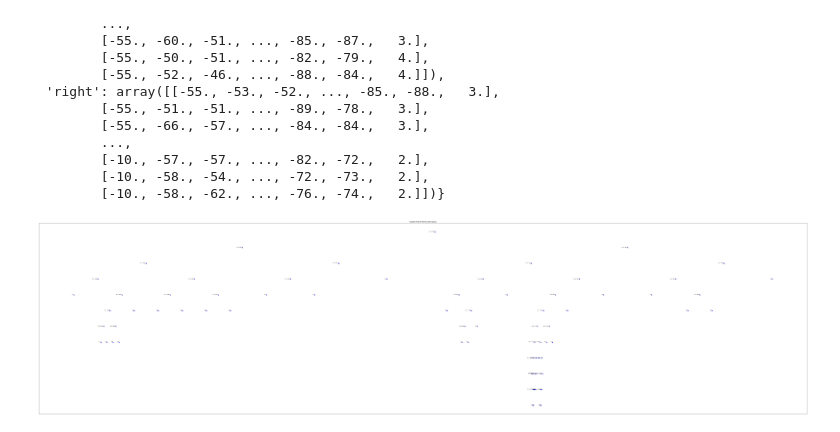
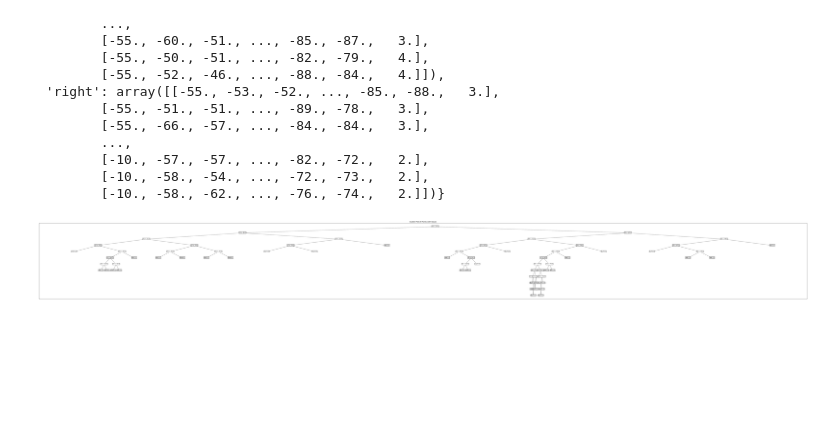
Before and after one commit to dillan-scott/decision-trees-from-scratch, a Jupyter notebook: solution.ipynb, the cells around one changed output. Cells and saved outputs as stored; diff of their text form; code cells hidden in the pictures; blank space fills up the shorter version.

```diff
--- a/solution.ipynb
+++ b/solution.ipynb
@@ -117,7 +117,8 @@ def layout(tree, depth):
         left_x = x - offset_x
         right_x = x + offset_x
 
-        # TODO: arrow stuff
+        arrows.append(((x, y), (left_x, y + 1)))
+        arrows.append(((x, y), (right_x, y + 1)))
 
         dfs(tree['left'], left_x, y + 1)
         dfs(tree['right'], right_x, y + 1)
@@ -132,35 +133,43 @@ layout = layout(*tree)
 import matplotlib.pyplot as plt
 
 def draw_tree(nodes, arrows):
     s = 24
 
     x_coords = [(2*s + 6) * point[0] for point in nodes]
     y_coords = [-point[1] for point in nodes]
     features = [point[2] for point in nodes]
     values = [point[3] for point in nodes]
 
     # Create a scatter plot
-    plt.figure(figsize=(100, 25))
-    plt.scatter(x_coords, y_coords, color='blue', s=s)
+    plt.figure(figsize=(100, 10))
+    # plt.scatter(x_coords, y_coords, color='blue', s=s)
 
     # Annotate each point with its corresponding value
     for i, value in enumerate(values):
         if features[i] == None:
-            plt.text(x_coords[i], y_coords[i], f'{value}', fontsize=9, ha='right')
+            plt.text(x_coords[i], y_coords[i], f'leaf:{value}', fontsize=9, ha='center', bbox={'facecolor': 'white', 'alpha': 1, 'pad': 3})
         else:
-            plt.text(x_coords[i], y_coords[i], f'X{features[i]} < {value}', fontsize=9, ha='right')
+            plt.text(x_coords[i], y_coords[i], f'X{features[i]} < {value}', fontsize=9, ha='center', bbox={'facecolor': 'white', 'alpha': 1, 'pad': 3})
+
+    for (start, end) in arrows:
+        x_start, y_start = (2*s + 6) * start[0], -start[1]
+        x_end, y_end = (2*s + 6) * end[0], -end[1]
+
+        plt.arrow(x_start, y_start, x_end - x_start, y_end - y_start,
+                  head_width=0, head_length=0, fc='gray', ec='gray',
+                  length_includes_head=True)
 
     # Hide x and y axes
     plt.gca().axes.get_xaxis().set_visible(False)
     plt.gca().axes.get_yaxis().set_visible(False)
 
     # Adding title
     plt.title('Scatter Plot of Points with Values')
 
     # Display the plot
     plt.grid(True)
     plt.show()
 
 draw_tree(*layout)
 # %% [output]
-[figure, old version]
+[figure, new version]
```
